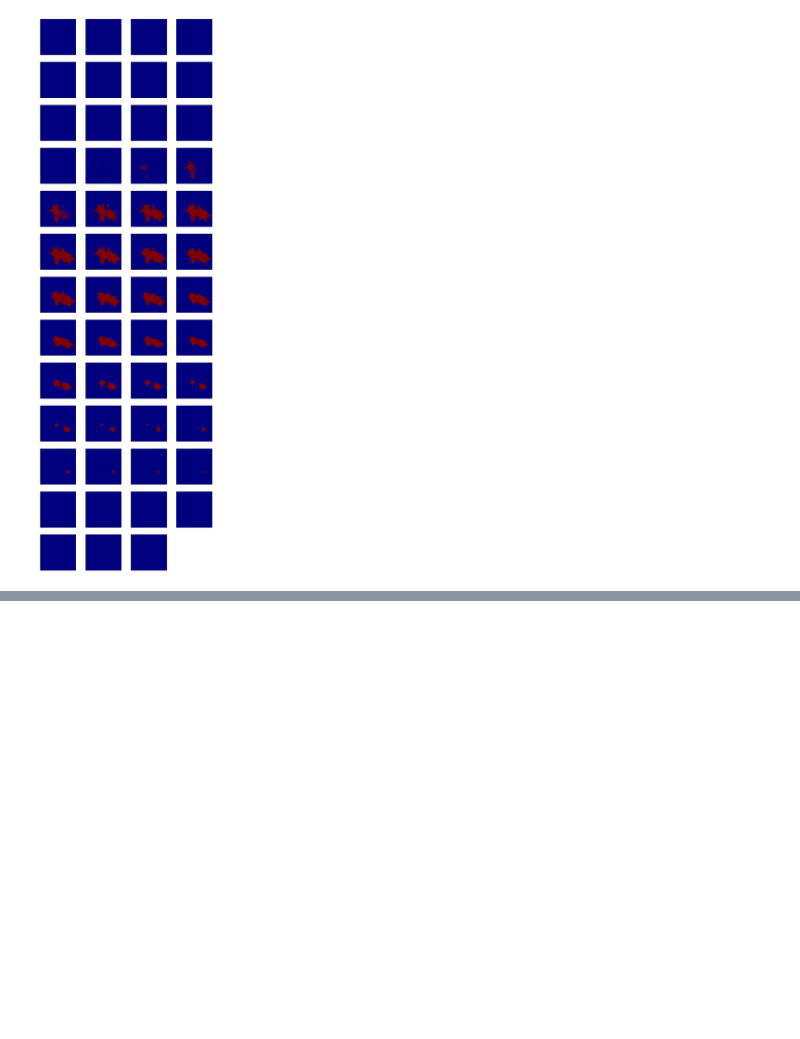
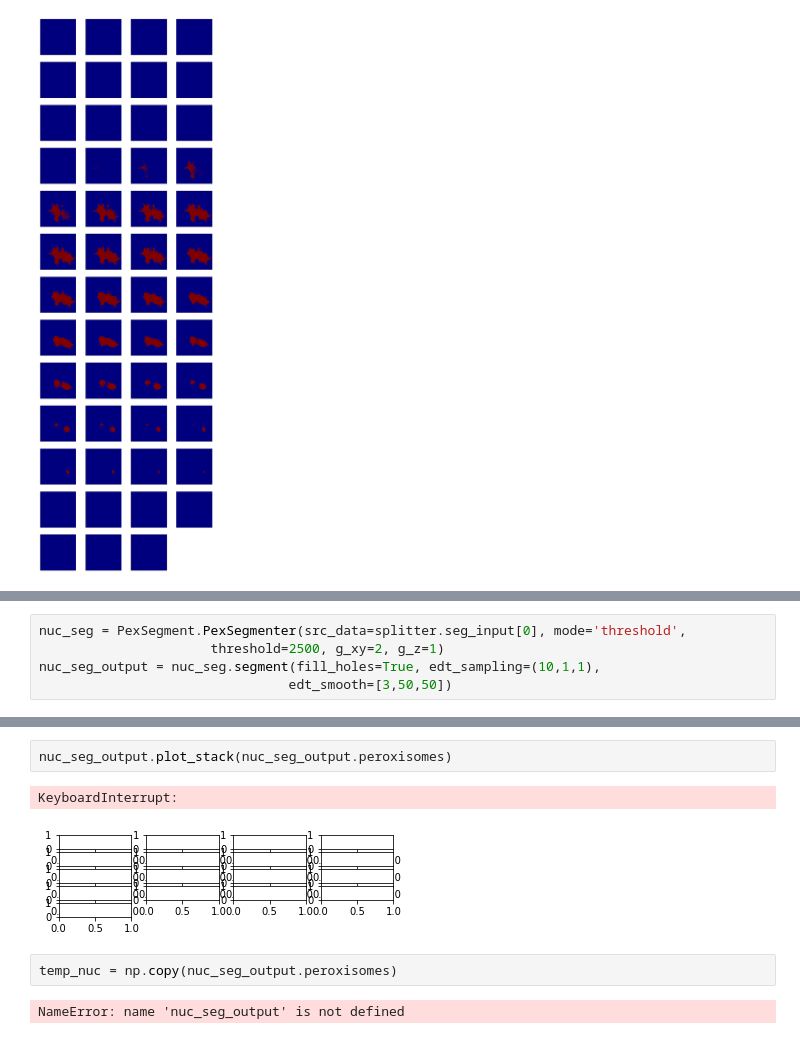
Before and after one commit to deniclab/csth-imaging, a Jupyter notebook: csth_analysis/foci_segmentation_test_run.ipynb, the cells around one changed output, grey strips where cells are left out. Saved outputs shown, nothing was run; the diff lists cells and outputs as text; blank space fills up the shorter version.

```diff
--- a/csth_analysis/foci_segmentation_test_run.ipynb
+++ b/csth_analysis/foci_segmentation_test_run.ipynb
@@ -207,0 +447,5 @@ PexSegment.PexSegmentObj.plot_stack(splitter.cell_masks[0])
+# %%
+nuc_seg = PexSegment.PexSegmenter(src_data=splitter.seg_input[0], mode='threshold',
+                      threshold=2500, g_xy=2, g_z=1)
+nuc_seg_output = nuc_seg.segment(fill_holes=True, edt_sampling=(10,1,1),
+                                edt_smooth=[3,50,50])
@@ -207,0 +470,9 @@ PexSegment.PexSegmentObj.plot_stack(splitter.cell_masks[0])
+# %%
+nuc_seg_output.plot_stack(nuc_seg_output.peroxisomes)
+# %% [output]
+KeyboardInterrupt:
+[figure, added]
+# %%
+temp_nuc = np.copy(nuc_seg_output.peroxisomes)
+# %% [output]
+NameError: name 'nuc_seg_output' is not defined
```
Also changed, not shown: parts of 29 cells of this notebook, 4 other files.
